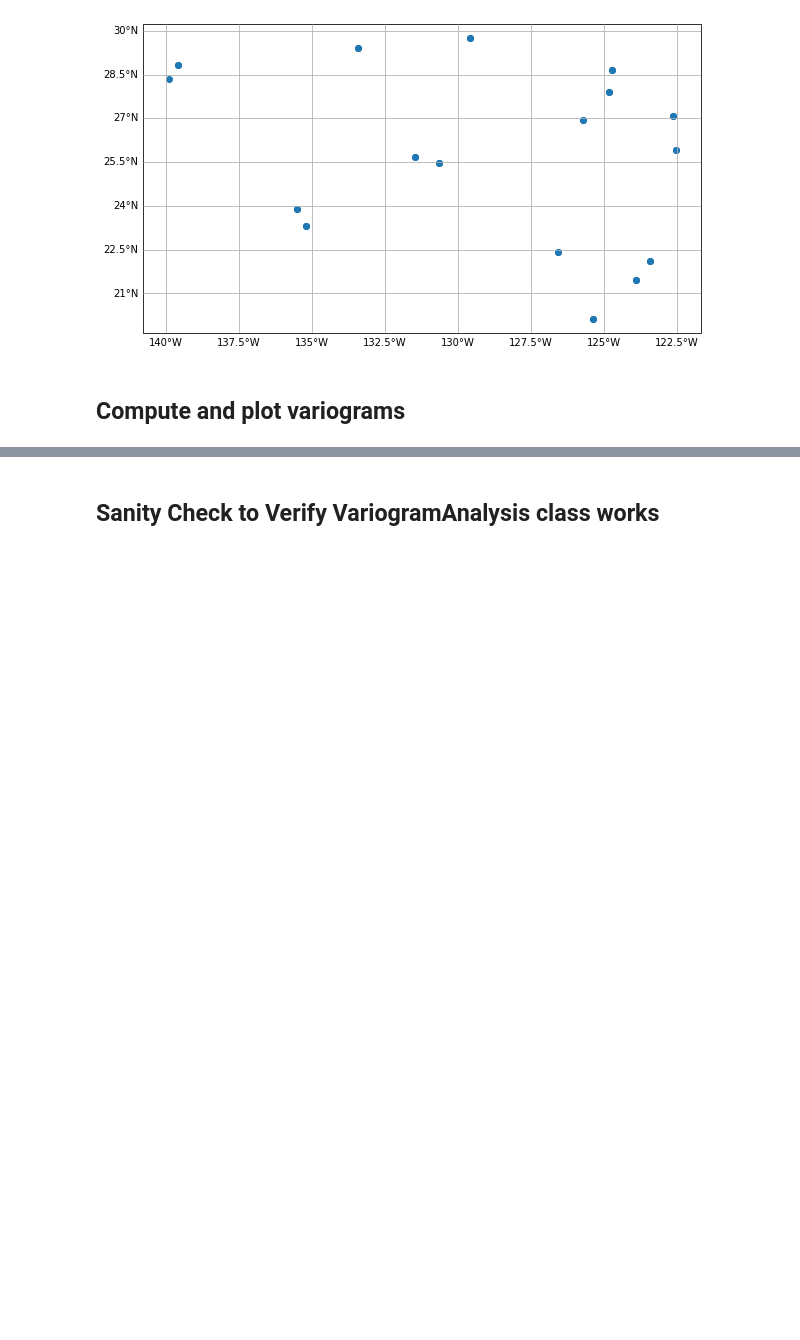
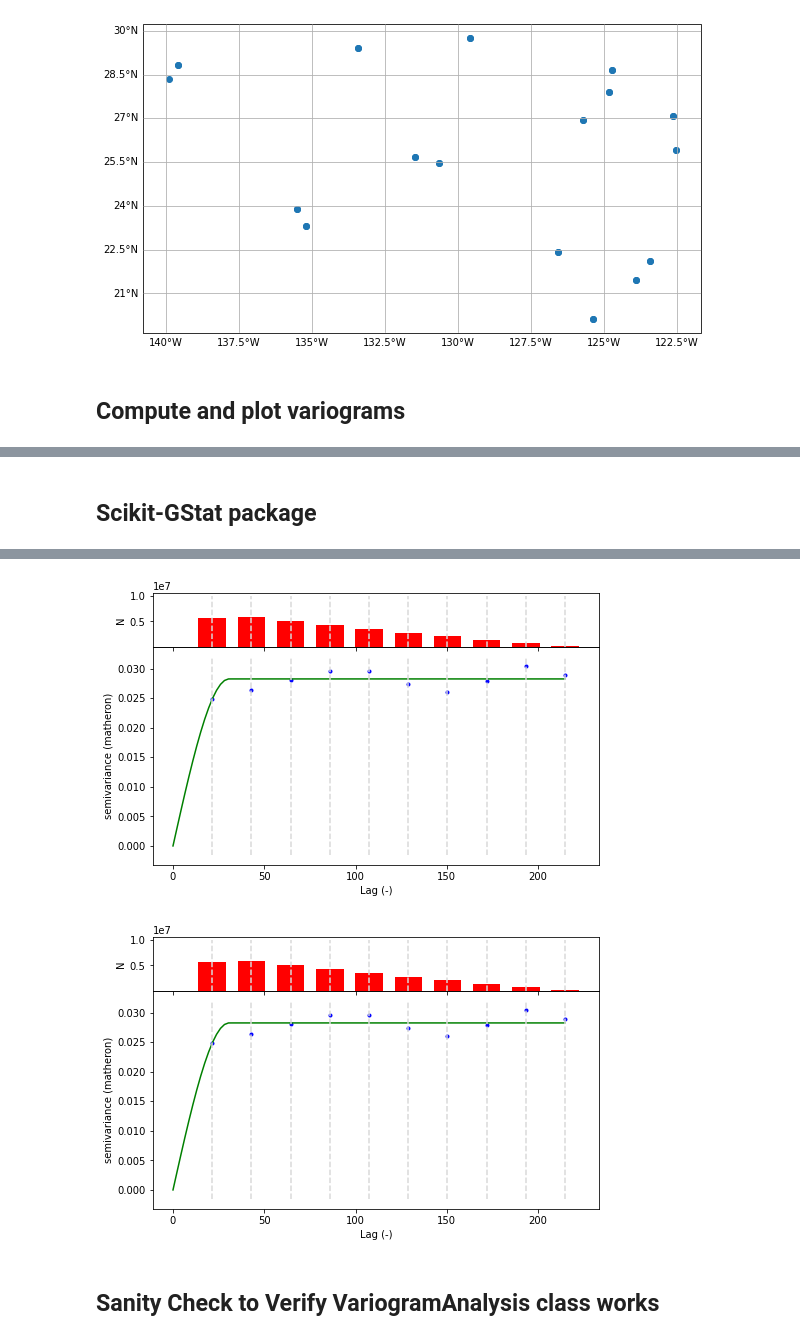
Before and after one commit to MariusWiggert/OceanPlatformControl, a Jupyter notebook: ocean_navigation_simulator/generative_error_model/test_variogram.ipynb, the cells around one changed output, grey strips where cells are left out. Drawn from its saved outputs; the diff is of its cells as text; code cells hidden in the pictures; blank space fills up the shorter version.

```diff
--- a/ocean_navigation_simulator/generative_error_model/test_variogram.ipynb
+++ b/ocean_navigation_simulator/generative_error_model/test_variogram.ipynb
@@ -119,0 +115,25 @@ variogram_pts.to_csv("/home/jonas/Downloads/variogram_pts.csv", index_label=Fals
+# %% [markdown]
+## Scikit-GStat package
+# %%
+# use existing SciKit-GStat package
+from Dataset import load_single_file, DatasetName
+import skgstat as skg
+
+dataset_name = DatasetName.AREA1
+data = load_single_file(dataset_name, file_idx=0)
+
+# convert time axis to datetime
+data["time"] = pd.to_datetime(data["time"])
+
+# find earliest time/date and subtract from time column
+earliest_date = data["time"].min()
+data["time_offset"] = data["time"].apply(lambda x: (x - earliest_date).seconds//3600 + (x-earliest_date).days*24)
+
+coordinates = np.hstack([np.array(data["time_offset"]).reshape(-1,1), np.array(data["lon"]).reshape(-1,1), np.array(data["lat"]).reshape(-1,1)])
+values = np.array([data["u_error"]]).reshape(-1)
+
+# the SpaceTimeVariogram to work we need values of (m, n) with m being the coordinates dimension and n the time dimension
+V = skg.Variogram(coordinates, values, dist_func="euclidean", bin_func="even", n_lags=10)
+V.plot()
+# print(V.bins, V.experimental, V.data)
+# %% [output]
@@ -120,3 +141,5 @@ variogram_pts.to_csv("/home/jonas/Downloads/variogram_pts.csv", index_label=Fals
+[figure, added]
+[figure, added]
 # %% [markdown]
 ## Sanity Check to Verify VariogramAnalysis class works
 # %%
```
Also changed, not shown: parts of 7 cells of this notebook, 3 other files.
